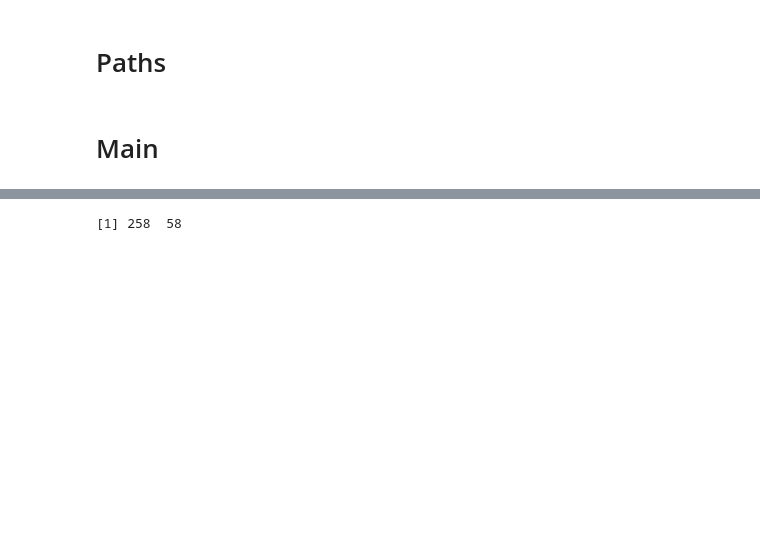
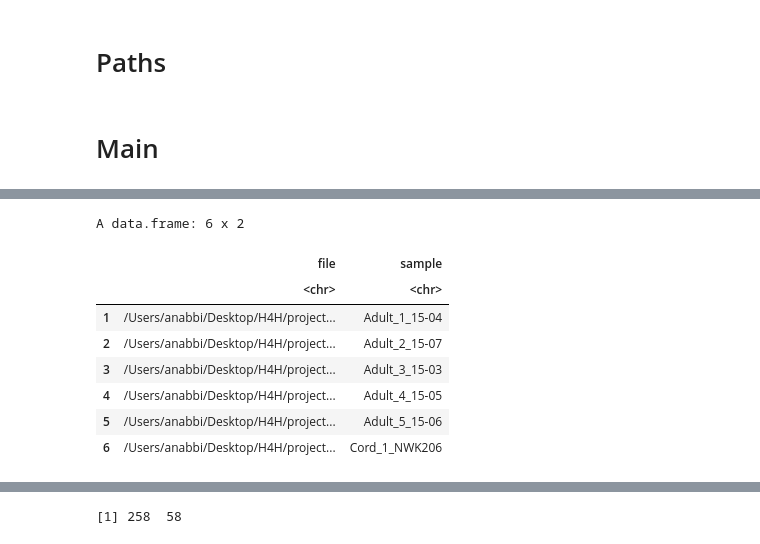
Before and after one commit to pughlab/ped_CapTCRseq, a Jupyter notebook: notebooks/13_GLIPHinput_sampling.ipynb, the cells around one changed output, grey strips where cells are left out. Saved outputs shown, nothing was run; the diff lists cells and outputs as text; code cells hidden in the pictures; blank space fills up the shorter version.

```diff
--- a/notebooks/13_GLIPHinput_sampling.ipynb
+++ b/notebooks/13_GLIPHinput_sampling.ipynb
@@ -22,0 +127,12 @@ h4hpath <- "/Users/anabbi/Desktop/H4H/INTERCEPT/"
+# %%
+head(myfilelist_df)
+# %% [output]
+A data.frame: 6 x 2
+|  | file | sample |
+|  | <chr> | <chr> |
+| 1 | /Users/anabbi/Desktop/H4H/project... | Adult_1_15-04 |
+| 2 | /Users/anabbi/Desktop/H4H/project... | Adult_2_15-07 |
+| 3 | /Users/anabbi/Desktop/H4H/project... | Adult_3_15-03 |
+| 4 | /Users/anabbi/Desktop/H4H/project... | Adult_4_15-05 |
+| 5 | /Users/anabbi/Desktop/H4H/project... | Adult_5_15-06 |
+| 6 | /Users/anabbi/Desktop/H4H/project... | Cord_1_NWK206 |
```
Also changed, not shown: parts of 53 cells of this notebook.
